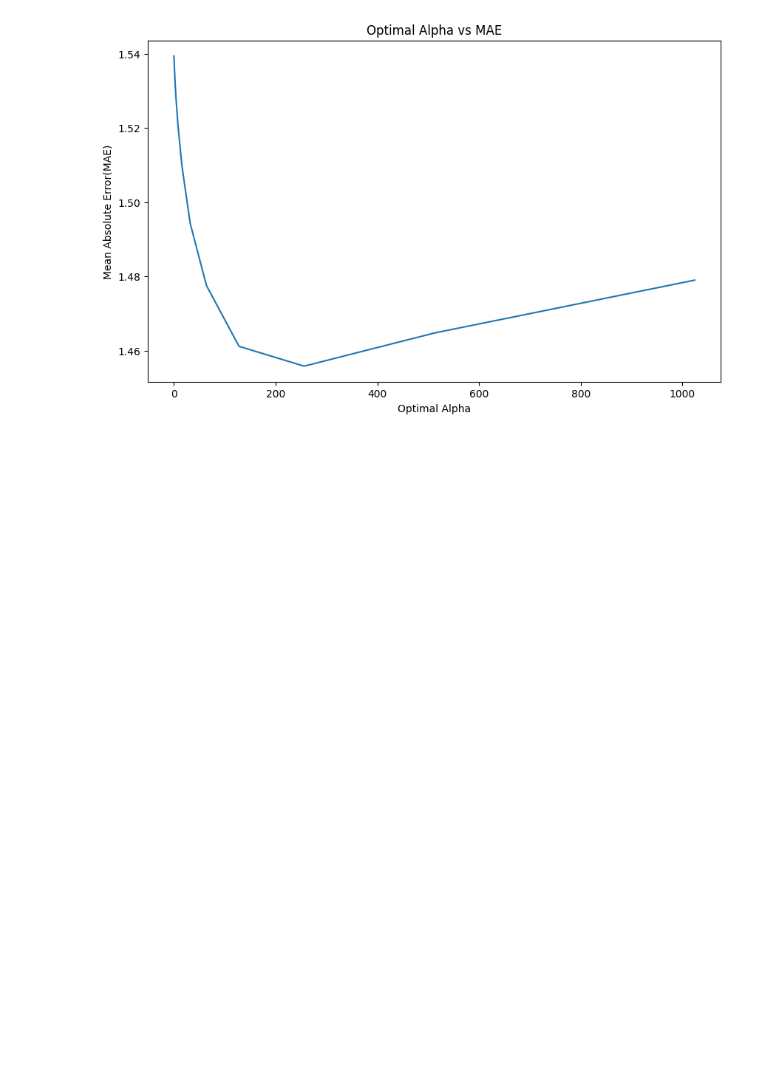
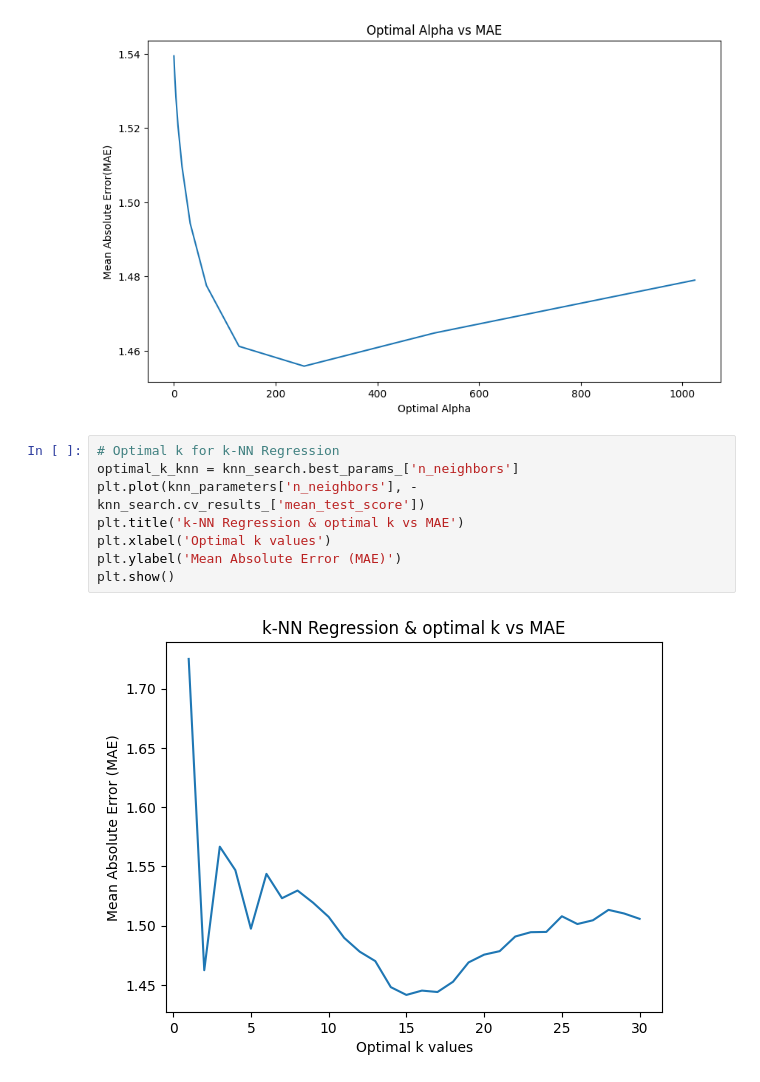
Before and after one commit to Shyamraja/Supervised-Learning-CRISP-DM-, a Jupyter notebook: supervised_learning.ipynb, the cells around one changed output. Cells and saved outputs as stored; diff of their text form; blank space fills up the shorter version.

Commit message:
K-NN Regression vs Optimal k vs MAE plotted and analyzed

```diff
--- a/supervised_learning.ipynb
+++ b/supervised_learning.ipynb
@@ -726,3 +726,13 @@ plt.ylabel('Mean Absolute Error(MAE)')
 # %% [output]
 Text(0, 0.5, 'Mean Absolute Error(MAE)')
 [figure]
+# %%
+# Optimal k for k-NN Regression
+optimal_k_knn = knn_search.best_params_['n_neighbors']
+plt.plot(knn_parameters['n_neighbors'], -knn_search.cv_results_['mean_test_score'])
+plt.title('k-NN Regression & optimal k vs MAE')
+plt.xlabel('Optimal k values')
+plt.ylabel('Mean Absolute Error (MAE)')
+plt.show()
+# %% [output]
+[figure, added]
```
Also changed, not shown: parts of 1 cell of this notebook.
